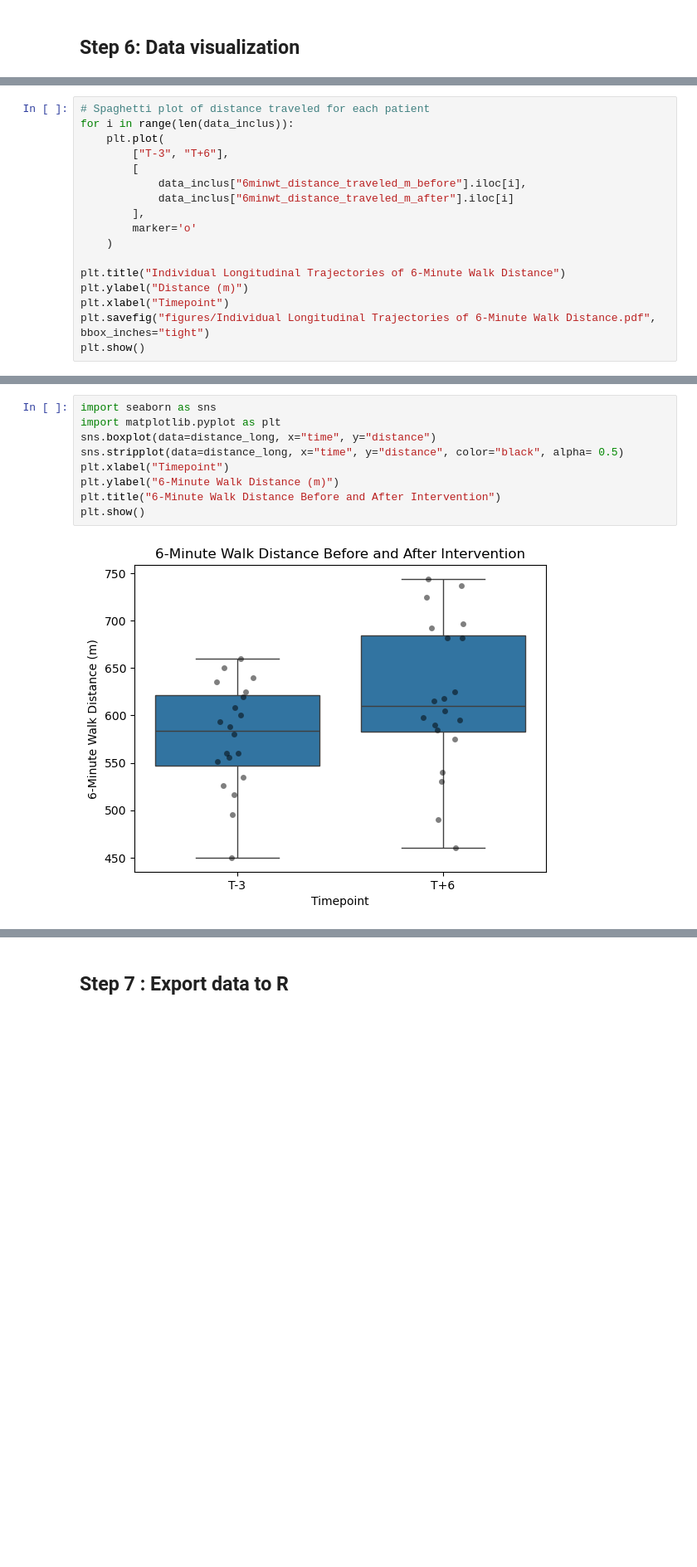
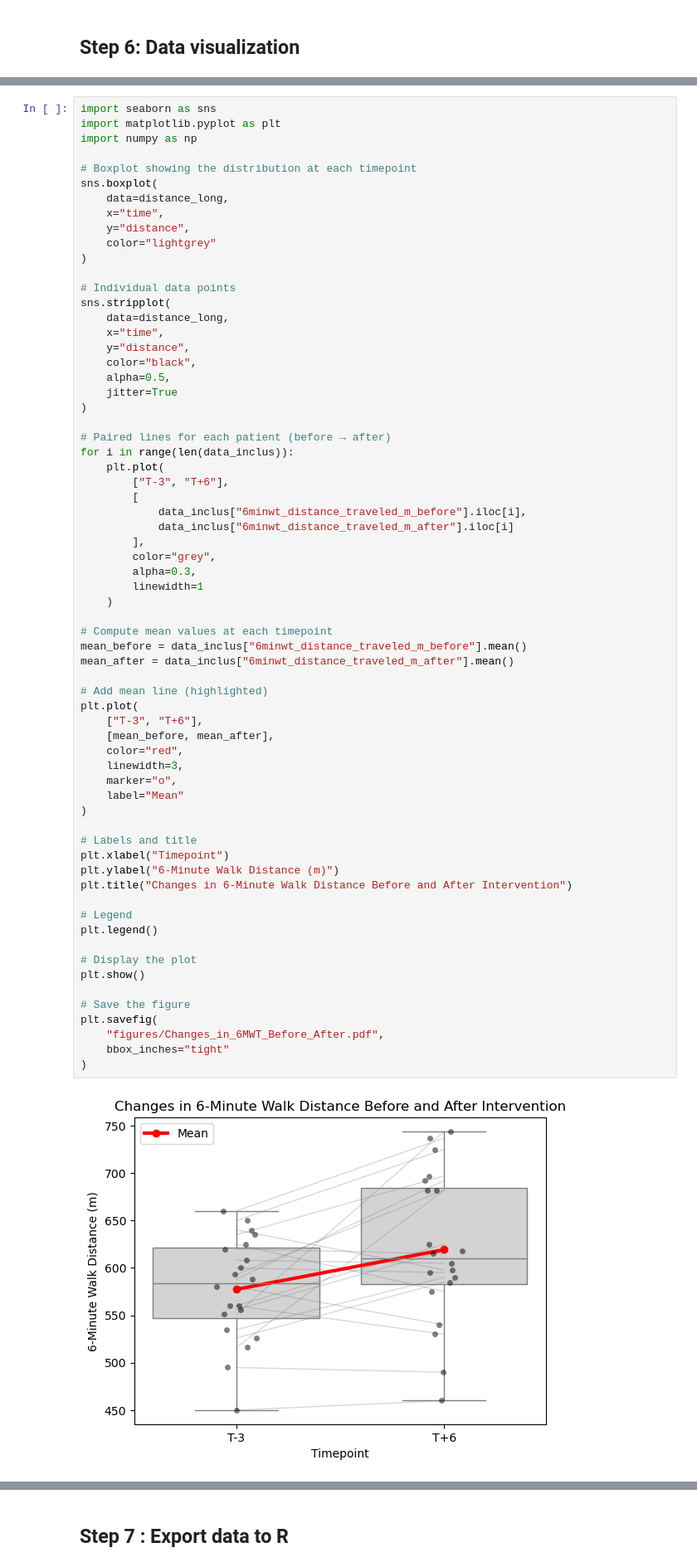
Before and after one commit to chloelaignel31-boop/Laignel.Chloe, a Jupyter notebook: main.ipynb, the cells around one changed output, grey strips where cells are left out. Shown at 83% size. Cells and saved outputs as stored; diff of their text form; blank space fills up the shorter version.

Commit message:
Step 6 + new figures

```diff
--- a/main.ipynb
+++ b/main.ipynb
@@ -194,17 +195,0 @@ plt.show()
-# %%
-# Spaghetti plot of distance traveled for each patient
-for i in range(len(data_inclus)):
-    plt.plot(
-        ["T-3", "T+6"],
-        [
-            data_inclus["6minwt_distance_traveled_m_before"].iloc[i],
-            data_inclus["6minwt_distance_traveled_m_after"].iloc[i]
-        ],
-        marker='o'
-    )
-
-plt.title("Individual Longitudinal Trajectories of 6-Minute Walk Distance")
-plt.ylabel("Distance (m)")
-plt.xlabel("Timepoint")
-plt.savefig("figures/Individual Longitudinal Trajectories of 6-Minute Walk Distance.pdf", bbox_inches="tight")
-plt.show()
@@ -213,11 +196,68 @@ plt.show()
 # %%
 import seaborn as sns
 import matplotlib.pyplot as plt
-sns.boxplot(data=distance_long, x="time", y="distance")
-sns.stripplot(data=distance_long, x="time", y="distance", color="black", alpha= 0.5)
+import numpy as np
+
+# Boxplot showing the distribution at each timepoint
+sns.boxplot(
+    data=distance_long,
+    x="time",
+    y="distance",
+    color="lightgrey"
+)
+
+# Individual data points
+sns.stripplot(
+    data=distance_long,
+    x="time",
+    y="distance",
+    color="black",
+    alpha=0.5,
+    jitter=True
+)
+
+# Paired lines for each patient (before → after)
+for i in range(len(data_inclus)):
+    plt.plot(
+        ["T-3", "T+6"],
+        [
+            data_inclus["6minwt_distance_traveled_m_before"].iloc[i],
+            data_inclus["6minwt_distance_traveled_m_after"].iloc[i]
+        ],
+        color="grey",
+        alpha=0.3,
+        linewidth=1
+    )
+
+# Compute mean values at each timepoint
+mean_before = data_inclus["6minwt_distance_traveled_m_before"].mean()
+mean_after = data_inclus["6minwt_distance_traveled_m_after"].mean()
+
+# Add mean line (highlighted)
+plt.plot(
+    ["T-3", "T+6"],
+    [mean_before, mean_after],
+    color="red",
+    linewidth=3,
+    marker="o",
+    label="Mean"
+)
+
+# Labels and title
 plt.xlabel("Timepoint")
 plt.ylabel("6-Minute Walk Distance (m)")
-plt.title("6-Minute Walk Distance Before and After Intervention")
+plt.title("Changes in 6-Minute Walk Distance Before and After Intervention")
+
+# Legend
+plt.legend()
+
+# Display the plot
 plt.show()
+
+# Save the figure
+plt.savefig(
+    "figures/Changes_in_6MWT_Before_After.pdf",
+    bbox_inches="tight"
+)
 # %% [output]
-[figure, old version]
+[figure, new version]
```
Also changed, not shown: parts of 8 cells of this notebook, 5 other files.
